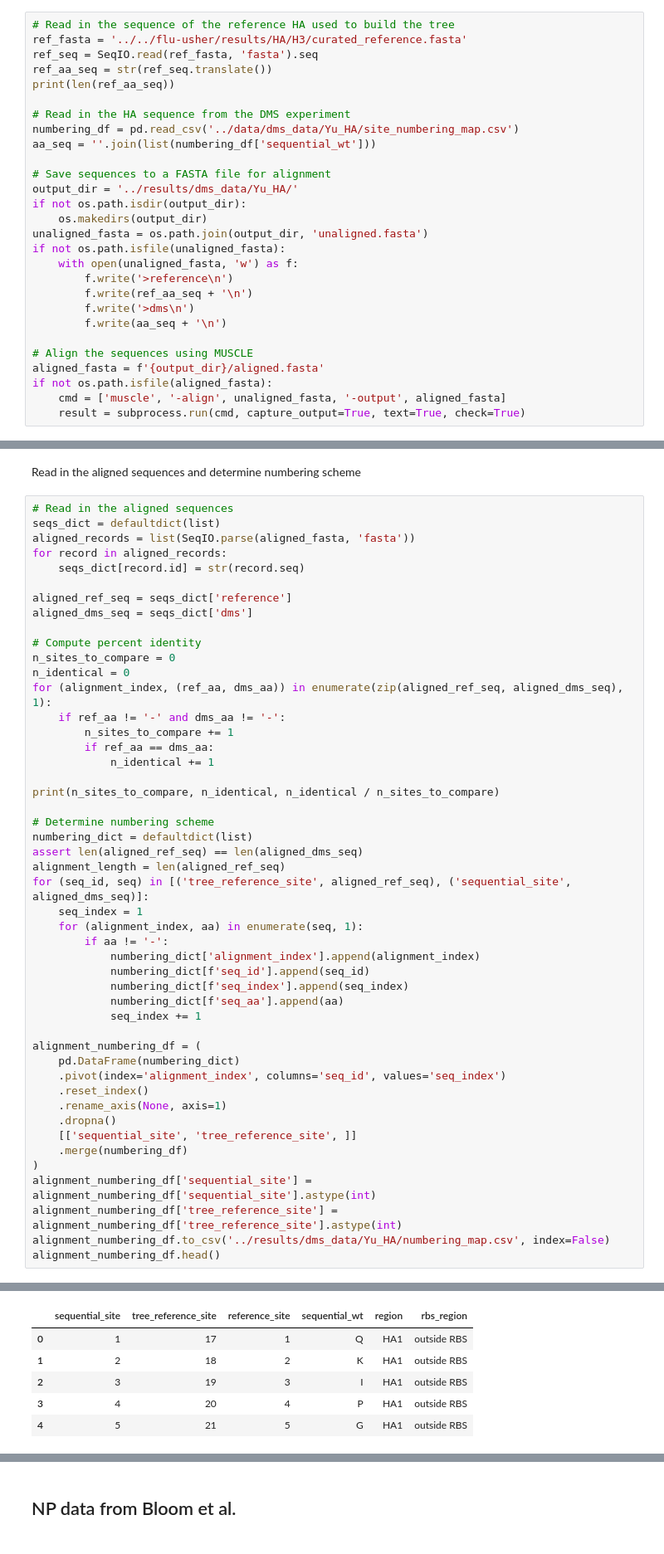
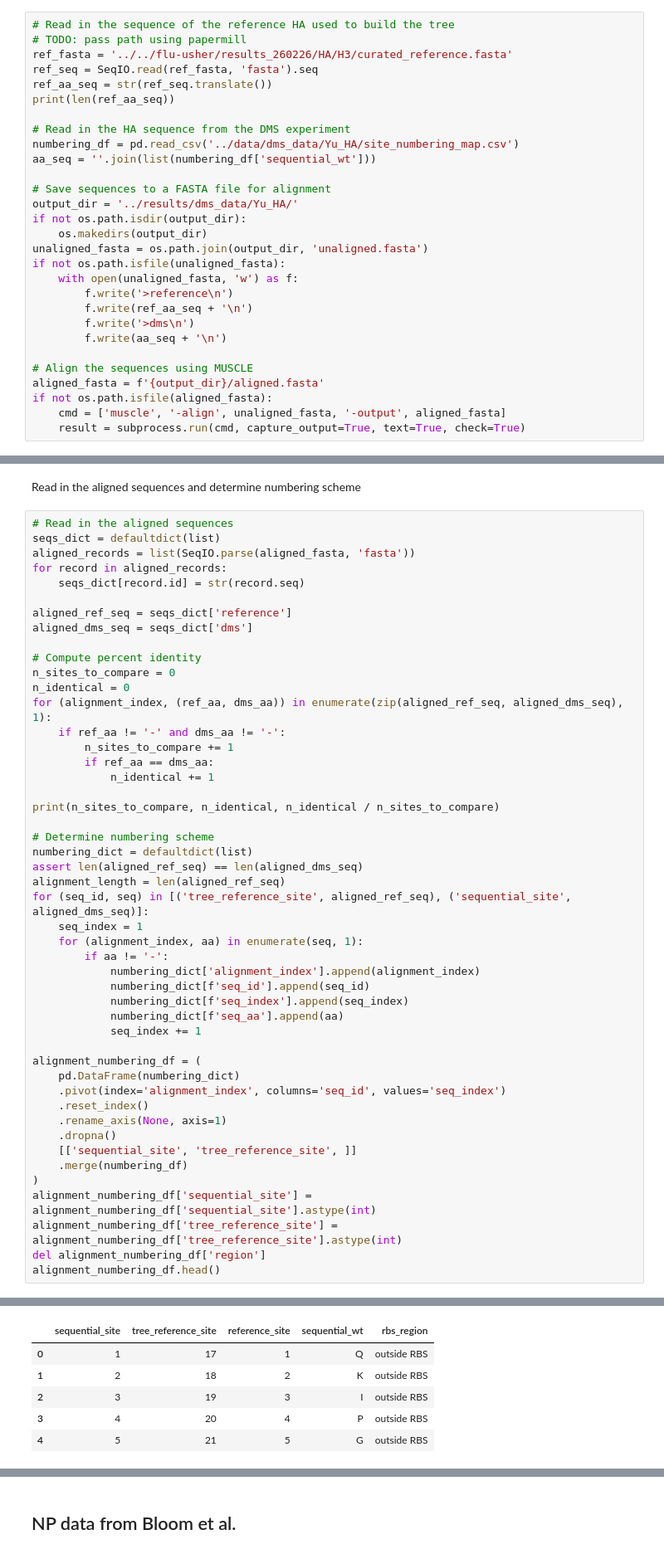
Before and after one commit to matsengrp/flu-mut-rates, a Jupyter notebook: notebooks/process_dms_data.ipynb, the cells around one changed output, grey strips where cells are left out. Shown at 83% size. Drawn from its saved outputs; the diff is of its cells as text.

```diff
--- a/notebooks/process_dms_data.ipynb
+++ b/notebooks/process_dms_data.ipynb
@@ -24,7 +24,8 @@ import subprocess
 Align the sequence from the DMS experiment to the reference sequence used to build the H3 tree.
 # %%
 # Read in the sequence of the reference HA used to build the tree
-ref_fasta = '../../flu-usher/results/HA/H3/curated_reference.fasta'
+# TODO: pass path using papermill
+ref_fasta = '../../flu-usher/results_260226/HA/H3/curated_reference.fasta'
 ref_seq = SeqIO.read(ref_fasta, 'fasta').seq
 ref_aa_seq = str(ref_seq.translate())
 print(len(ref_aa_seq))
@@ -76,37 +77,37 @@ for (alignment_index, (ref_aa, dms_aa)) in enumerate(zip(aligned_ref_seq, aligne
 print(n_sites_to_compare, n_identical, n_identical / n_sites_to_compare)
 
 # Determine numbering scheme
 numbering_dict = defaultdict(list)
 assert len(aligned_ref_seq) == len(aligned_dms_seq)
 alignment_length = len(aligned_ref_seq)
 for (seq_id, seq) in [('tree_reference_site', aligned_ref_seq), ('sequential_site', aligned_dms_seq)]:
     seq_index = 1
     for (alignment_index, aa) in enumerate(seq, 1):
         if aa != '-':
             numbering_dict['alignment_index'].append(alignment_index)
             numbering_dict[f'seq_id'].append(seq_id)
             numbering_dict[f'seq_index'].append(seq_index)
             numbering_dict[f'seq_aa'].append(aa)
             seq_index += 1
 
 alignment_numbering_df = (
     pd.DataFrame(numbering_dict)
     .pivot(index='alignment_index', columns='seq_id', values='seq_index')
     .reset_index()
     .rename_axis(None, axis=1)
     .dropna()
     [['sequential_site', 'tree_reference_site', ]]
     .merge(numbering_df)
 )
 alignment_numbering_df['sequential_site'] = alignment_numbering_df['sequential_site'].astype(int)
 alignment_numbering_df['tree_reference_site'] = alignment_numbering_df['tree_reference_site'].astype(int)
-alignment_numbering_df.to_csv('../results/dms_data/Yu_HA/numbering_map.csv', index=False)
+del alignment_numbering_df['region']
 alignment_numbering_df.head()
 # %% [output]
 504 425 0.8432539682539683
-|  | sequential_site | tree_reference_site | reference_site | sequential_wt | region | rbs_region |
-| 0 | 1 | 17 | 1 | Q | HA1 | outside RBS |
-| 1 | 2 | 18 | 2 | K | HA1 | outside RBS |
-| 2 | 3 | 19 | 3 | I | HA1 | outside RBS |
-| 3 | 4 | 20 | 4 | P | HA1 | outside RBS |
-| 4 | 5 | 21 | 5 | G | HA1 | outside RBS |
+|  | sequential_site | tree_reference_site | reference_site | sequential_wt | rbs_region |
+| 0 | 1 | 17 | 1 | Q | outside RBS |
+| 1 | 2 | 18 | 2 | K | outside RBS |
+| 2 | 3 | 19 | 3 | I | outside RBS |
+| 3 | 4 | 20 | 4 | P | outside RBS |
+| 4 | 5 | 21 | 5 | G | outside RBS |
```
Also changed, not shown: parts of 5 cells of this notebook, 1 other file.
